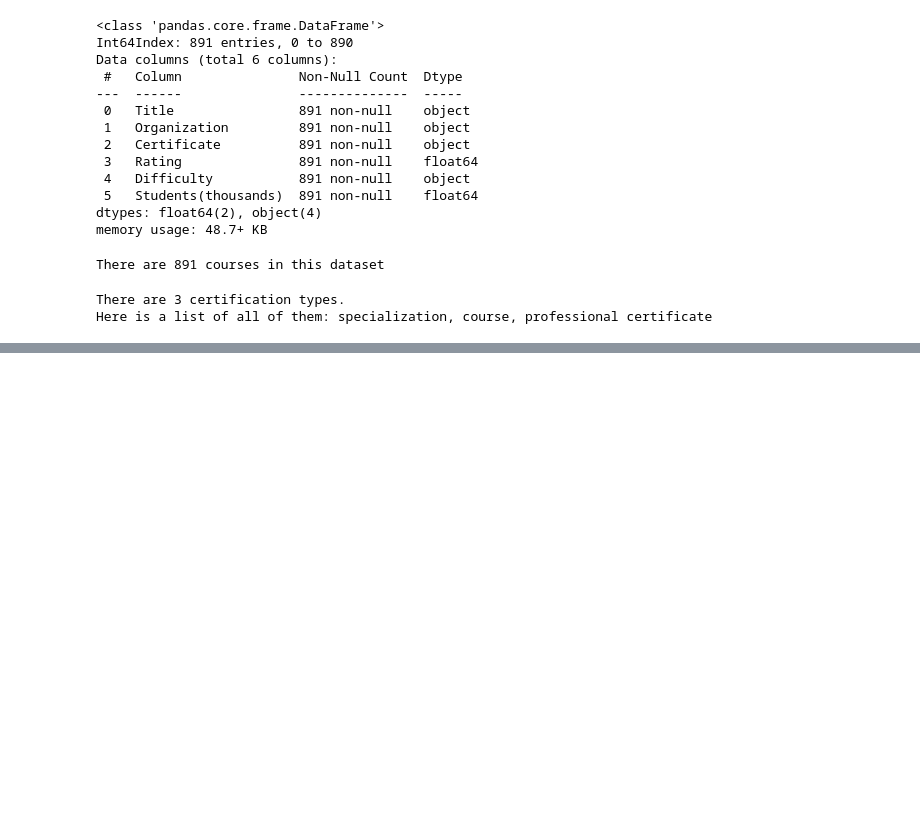
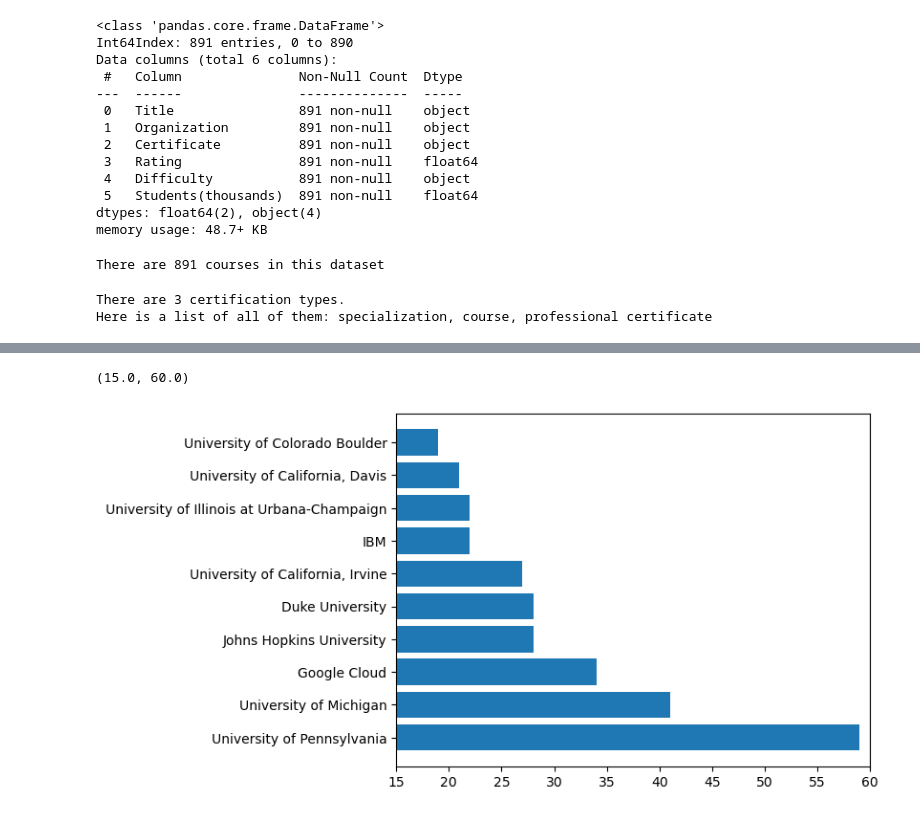
Before and after one commit to SofiiaGryn/Data-Visualization-using-Coursera-Dataset, a Jupyter notebook: Sprint 4 project.ipynb, the cells around one changed output, grey strips where cells are left out. Cells and saved outputs as stored; diff of their text form; code cells hidden in the pictures; blank space fills up the shorter version.

```diff
--- a/Sprint 4 project.ipynb
+++ b/Sprint 4 project.ipynb
@@ -232,0 +273,7 @@ Here is a list of all of them: specialization, course, professional certificate
+# %%
+max_cours = df['Organization'].value_counts()
+max_cours = max_cours[:10]
+
+print(f'Top organizations by number of courses :')
+for i in range(10):
+    print(f'{i+1}. {max_cours.index[i]} with {max_cours.iloc[i]} courses.')
@@ -232,0 +292,6 @@ Here is a list of all of them: specialization, course, professional certificate
+# %%
+bars = plt.barh(max_cours.index, max_cours.values)
+plt.xlim(15, 60)
+# %% [output]
+(15.0, 60.0)
+[figure, added]
```
Also changed, not shown: parts of 33 cells of this notebook.
